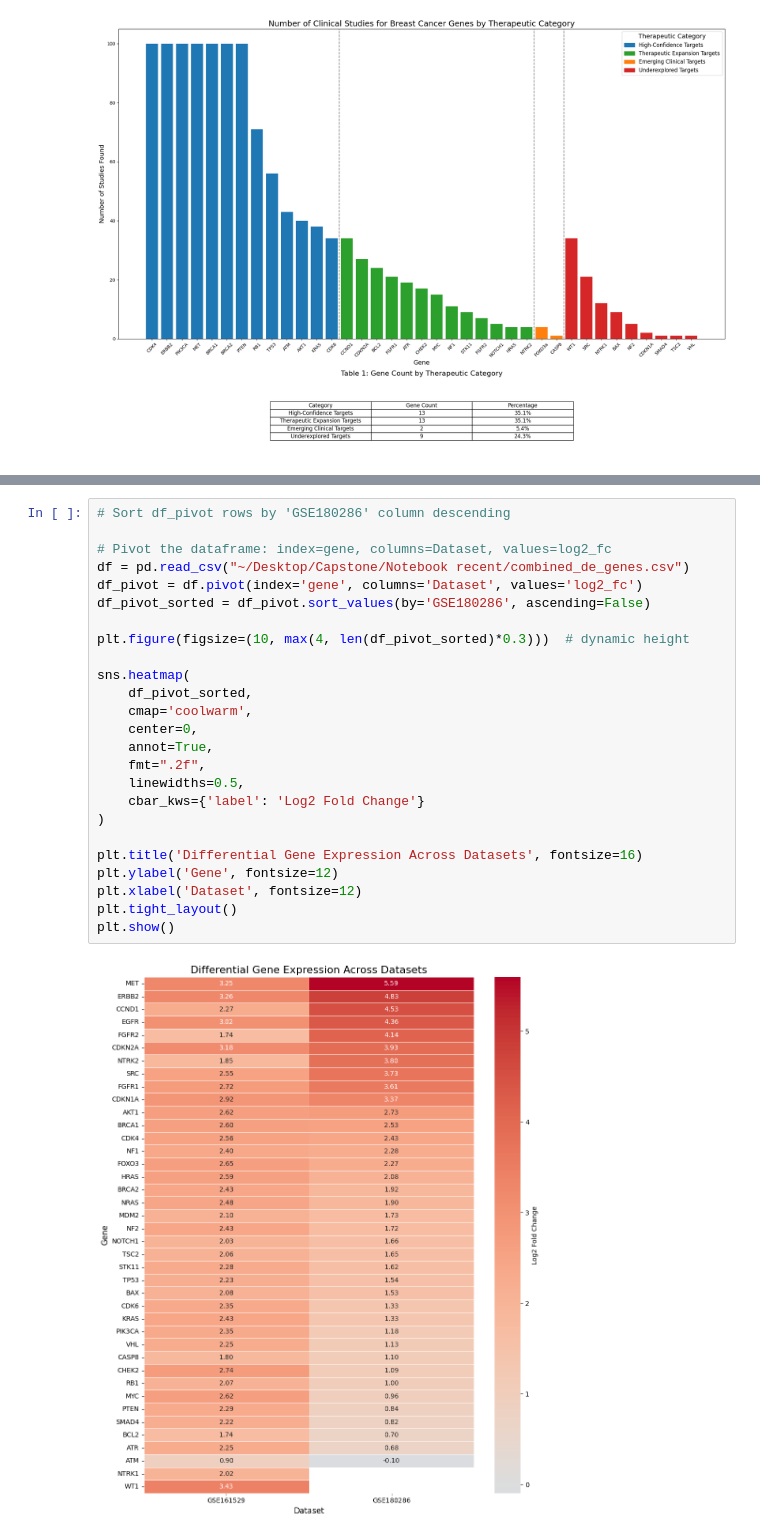
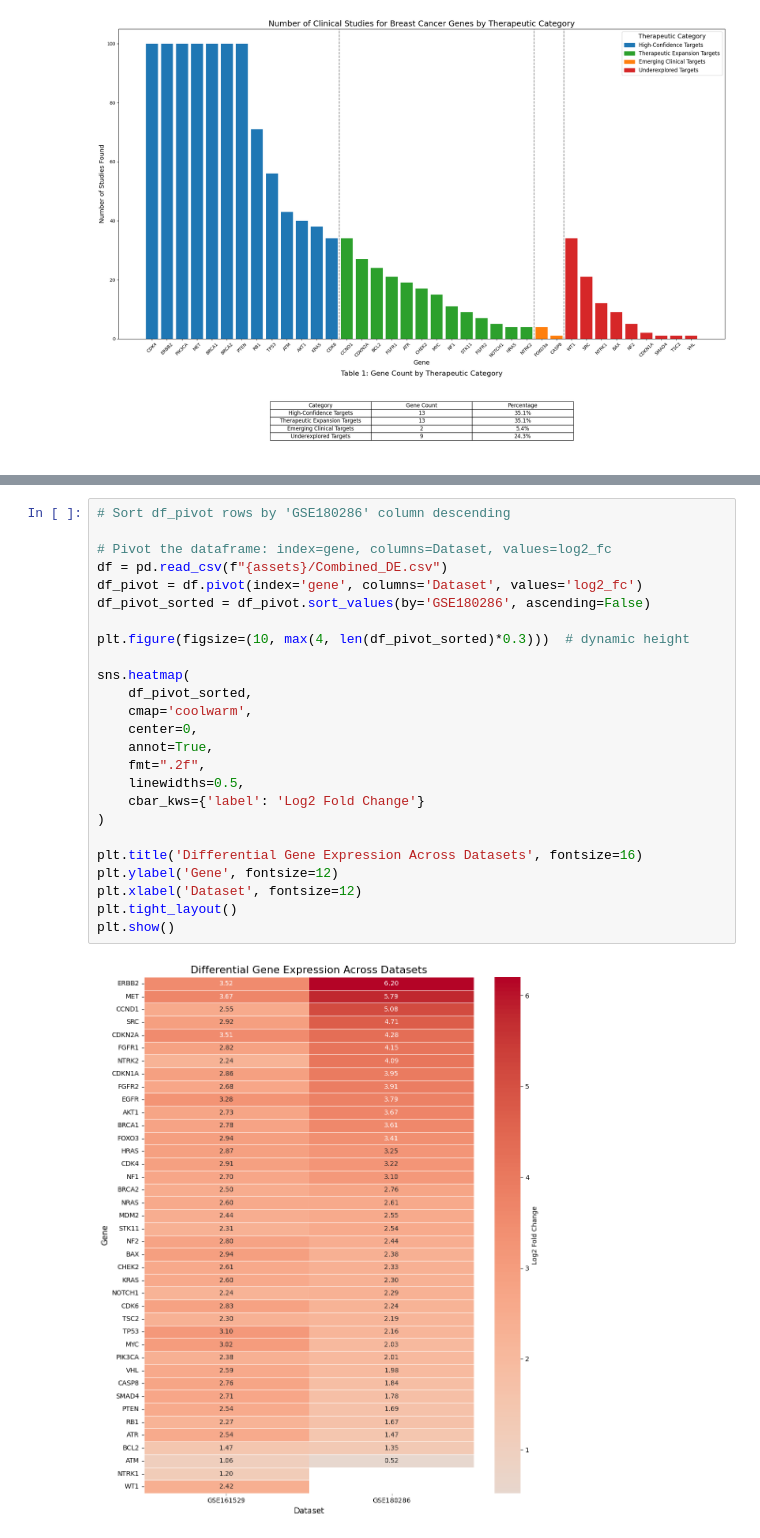
Before and after one commit to oliverraj/interpretable-machine-learning-oncology, a Jupyter notebook: notebooks/10_Combined_DE.ipynb, the cells around one changed output, grey strips where cells are left out. Cells and saved outputs as stored; diff of their text form.

Commit message:
More refinement in notebooks

```diff
--- a/notebooks/10_Combined_DE.ipynb
+++ b/notebooks/10_Combined_DE.ipynb
@@ -2405,30 +2386,30 @@ plt.show()
 # %%
 # Sort df_pivot rows by 'GSE180286' column descending
 
 # Pivot the dataframe: index=gene, columns=Dataset, values=log2_fc
-df = pd.read_csv("~/Desktop/Capstone/Notebook recent/combined_de_genes.csv")
+df = pd.read_csv(f"{assets}/Combined_DE.csv")
 df_pivot = df.pivot(index='gene', columns='Dataset', values='log2_fc')
 df_pivot_sorted = df_pivot.sort_values(by='GSE180286', ascending=False)
 
 plt.figure(figsize=(10, max(4, len(df_pivot_sorted)*0.3)))  # dynamic height
 
 sns.heatmap(
     df_pivot_sorted,
     cmap='coolwarm',
     center=0,
     annot=True,
     fmt=".2f",
     linewidths=0.5,
     cbar_kws={'label': 'Log2 Fold Change'}
 )
 
 plt.title('Differential Gene Expression Across Datasets', fontsize=16)
 plt.ylabel('Gene', fontsize=12)
 plt.xlabel('Dataset', fontsize=12)
 plt.tight_layout()
 plt.show()
 # %% [output]
-[figure, old version]
+[figure, new version]
 # %%
 import pandas as pd
 import matplotlib.pyplot as plt
```
Also changed, not shown: parts of 15 cells of this notebook.
